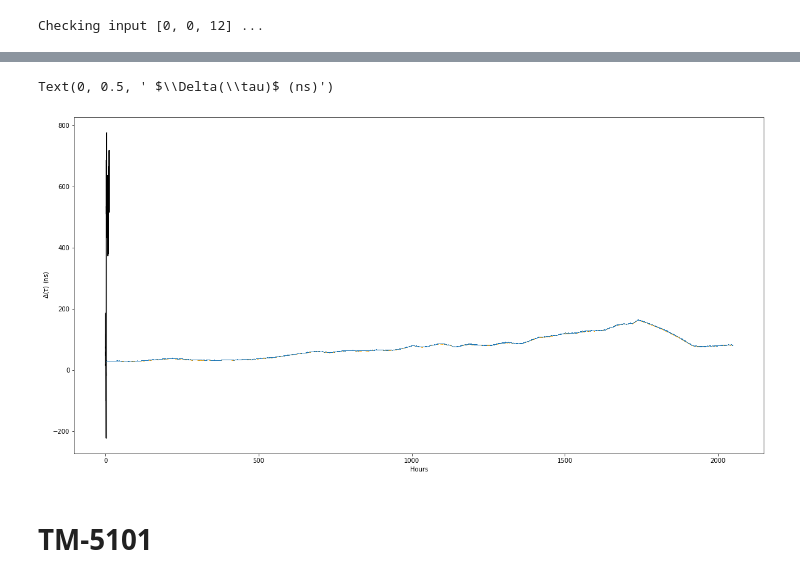
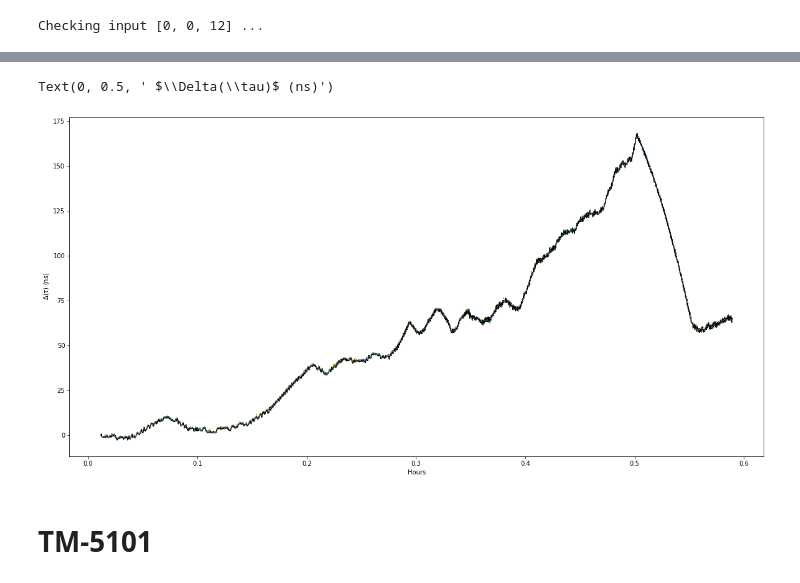
Before and after one commit to WVURAIL/rawice, a Jupyter notebook: Automation test.ipynb, the cells around one changed output, grey strips where cells are left out. Cells and saved outputs as stored; diff of their text form; code cells hidden in the pictures.

```diff
--- a/Automation test.ipynb
+++ b/Automation test.ipynb
@@ -45,6 +45,6 @@ tm4.get_single_curve_fit(i=0)
 [figure]
 [figure]
 # %%
-tm4_clock = analyse_maser(folder_path, tm4_input)
+tm4_clock = analyse_maser(folder_path, tm4_input, 1)
 # %% [output]
 C:\Users\audre\Documents\WVU REU 2022\7.20 1000 fps\000000
@@ -68,15 +60,16 @@ DONE reading files and getting delays
 # %%
 xlist = [val for val in range(0+1, 2049)]
+xval = [(val*(1.25e-9)/60/60) for val in xlist]
 
-fig, ax = plt.subplots(figsize=(20,10))
-plt.plot(tm4_clock.fpgatime*2.56e-6/60/60, tm4_clock.taus/1e-9, c = 'k', marker = ',')
-ax.errorbar(xlist, tm4.tau_shift, yerr=tm4.phase_err, fmt=',', ecolor='orange')
+fig, ax = plt.subplots(figsize=(20,10))      #HEY LOOK AT THIS!!!!
+plt.plot(tm4_clock.fpgatime[:2048]*2.56e-6/60/60, (tm4_clock.taus[:2048])-tm4_clock.taus[0], c = 'k', marker = ',')
+ax.errorbar(tm4_clock.fpgatime[:2048]*2.56e-6/60/60, np.array(tm4.tau_shift[:2048])-tm4.tau_shift[0], yerr=tm4.tau_err[:2048], fmt=',', ecolor='orange')
 plt.plot()
 plt.xlabel("Hours")
 plt.ylabel(r" $\Delta(\tau)$ (ns)")
 # %% [output]
 Text(0, 0.5, ' $\\Delta(\\tau)$ (ns)')
-[figure, old version]
+[figure, new version]
 # %% [markdown]
 # TM-5101
 # %%
```
Also changed, not shown: parts of 14 cells of this notebook, 1 other file.
